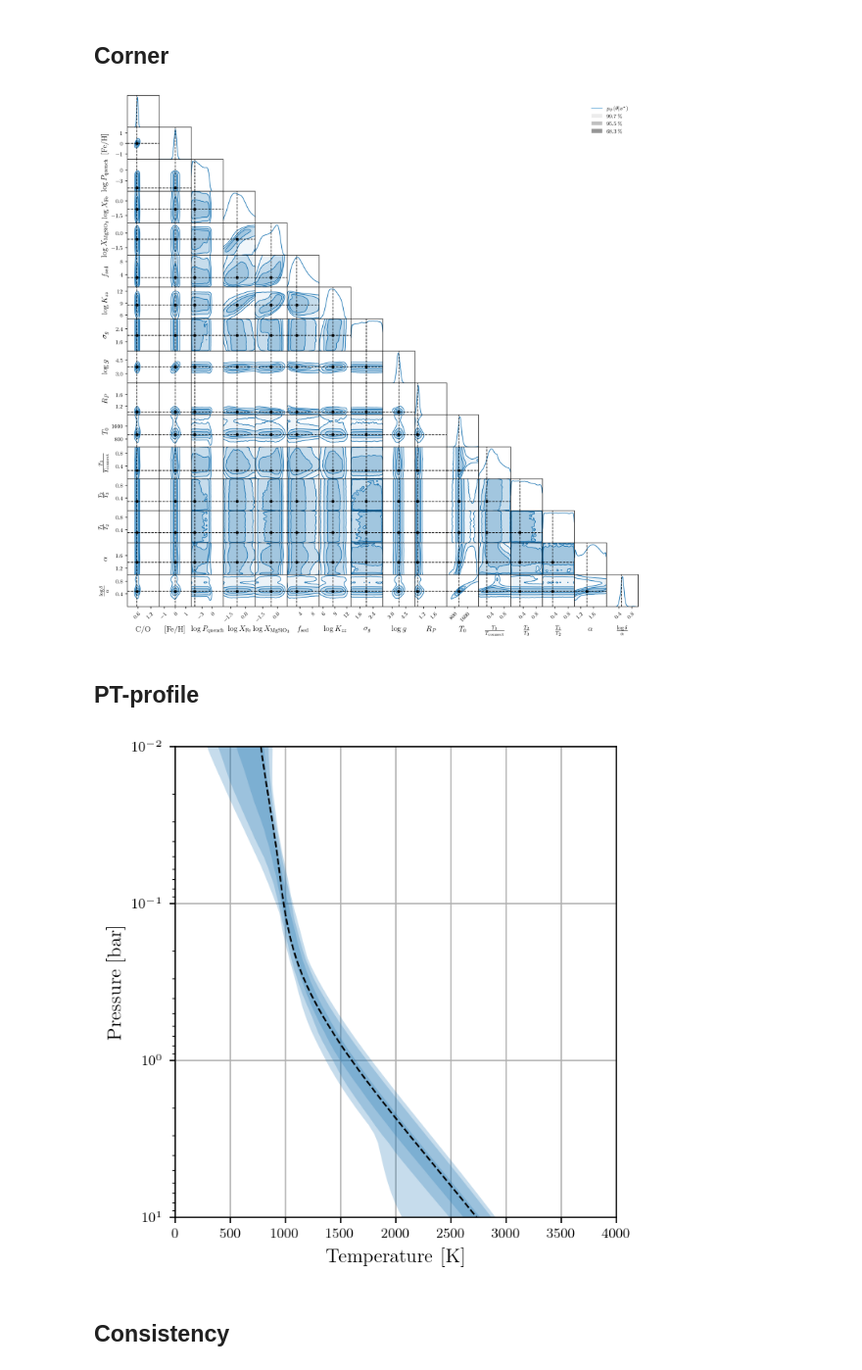
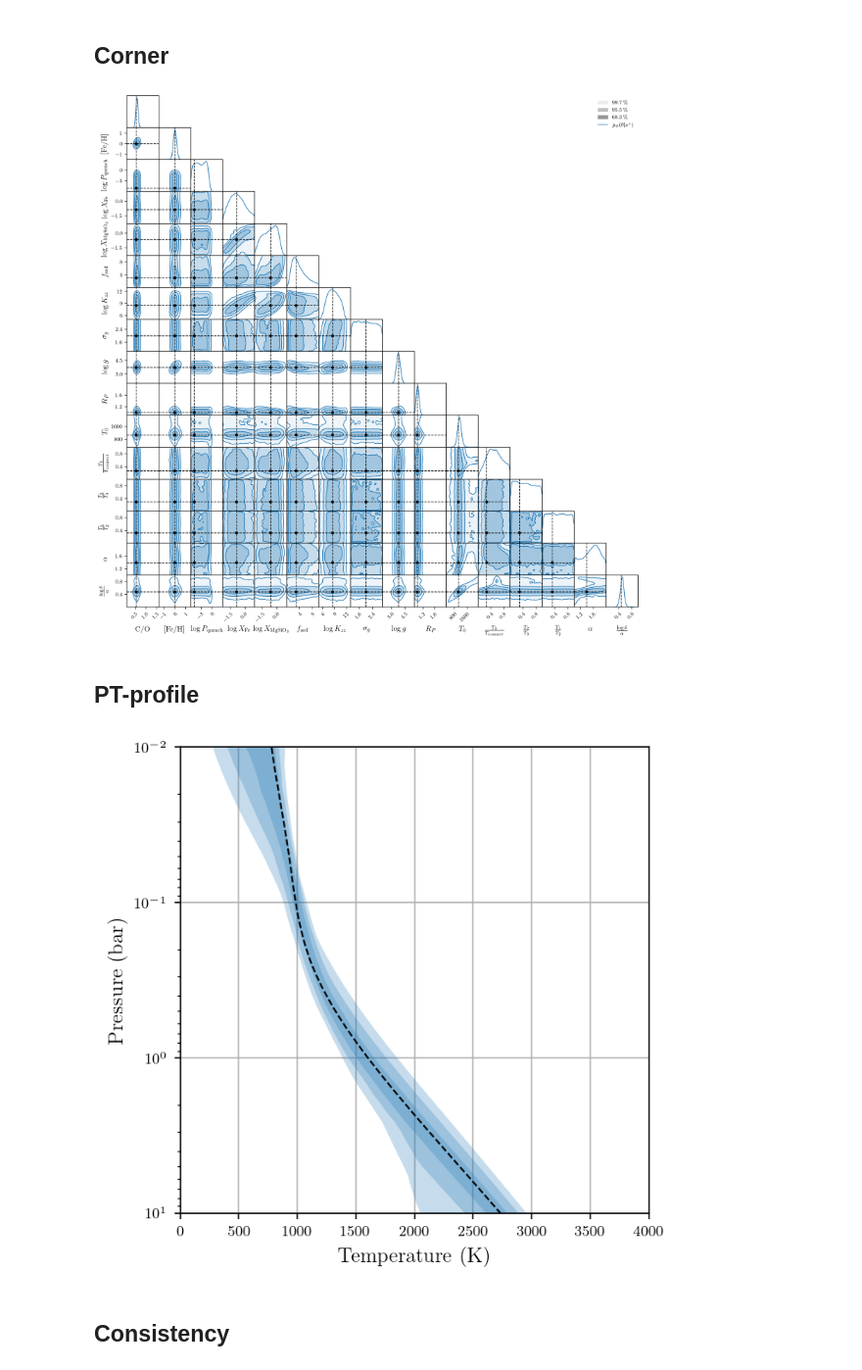
Before and after one commit to MalAstronomy/sbi-ear, a Jupyter notebook: eval.ipynb, the cells around one changed output. Shown at 98% size. Cells and saved outputs as stored; diff of their text form; code cells hidden in the pictures.

```diff
--- a/eval.ipynb
+++ b/eval.ipynb
@@ -21,8 +22,8 @@ from ees import Simulator, LABELS, LOWER, UPPER, pt_profile
 plt.rcParams.update(nice_rc(latex=True))
 # %%
 scratch = os.environ.get('SCRATCH', '')
-datapath = Path(scratch) / 'eac/data'
-runpath = Path(scratch) / 'eac/runs/atomic-sun-1'
+datapath = Path(scratch) / 'ear/data'
+runpath = Path(scratch) / 'ear/runs/atomic-sun-1'
 # %% [markdown]
 ## Simulator
 # %%
@@ -39,7 +40,6 @@ estimator = NPE(
     moments=(torch.zeros(16), torch.ones(16)),
     transforms=3,
     build=NAF,
-    signal=16,
     hidden_features=[512] * 5,
     activation='ELU',
 )
@@ -76,18 +73,0 @@ testset = H5Dataset(datapath / 'test.h5', batch_size=16)
-# %%
-ranks = []
-
-with torch.no_grad():
-    for theta, x in tqdm(islice(testset, 128)):
-        theta, x = theta.cuda(), x.cuda()
-        x = noisy(x)
-        x = embedding(x)
-
-        posterior = estimator.flow(x)
-        samples = posterior.sample((1024,))
-
-        log_p = posterior.log_prob(theta)
-        log_p_samples = posterior.log_prob(samples)
-
-        ranks.append((log_p_samples < log_p).float().mean(dim=0).cpu())
-
-ranks = torch.cat(ranks)
@@ -104,23 +88,20 @@ theta_star, x_star = eventset[1]
 # %%
 with torch.no_grad():
     x = embedding(x_star.cuda())
-    theta = torch.cat([
-        estimator.sample(x, (2**14,)).cpu()
-        for _ in tqdm(range(2**6))
-    ])
+    theta = estimator.sample(x, (2**16,)).cpu()
 # %%
 fig = corner(
     theta,
     smooth=2,
-    bounds=(LOWER, UPPER),
+    domain=(LOWER, UPPER),
     labels=LABELS,
     legend=r'$p_{\phi}(\theta | x^*)$',
-    markers=[theta_star],
     figsize=(12, 12),
 )
-fig.savefig(runpath / 'corner.pdf')
+
+mark_point(fig, theta_star)
 # %% [output]
-[figure, old version]
+[figure, new version]
 # %% [markdown]
 ## PT-profile
 # %%
@@ -133,23 +114,23 @@ temperature_star = pt_profile(theta_star, pressure)
 # %%
 fig, ax = plt.subplots(figsize=(4.8, 4.8))
 
 for q in [0.997, 0.95, 0.68]:
     left, right = np.quantile(temperature, [0.5 - q / 2, 0.5 + q / 2], axis=0)
     ax.fill_betweenx(pressure, left, right, color='C0', alpha=0.25, linewidth=0)
 
 ax.plot(temperature_star, pressure, color='k', linestyle='--')
 
-ax.set_xlabel(r'Temperature $[\mathrm{K}]$')
+ax.set_xlabel(r'Temperature $(\mathrm{K})$')
 ax.set_xlim(0, 4000)
-ax.set_ylabel(r'Pressure $[\mathrm{bar}]$')
+ax.set_ylabel(r'Pressure $(\mathrm{bar})$')
 ax.set_ylim(1e-2, 1e1)
 ax.set_yscale('log')
 ax.invert_yaxis()
 ax.grid()
 
 fig.savefig(runpath / 'pt_profile.pdf')
 # %% [output]
-[figure, old version]
+[figure, new version]
 # %% [markdown]
 ## Consistency
 # %%
```
Also changed, not shown: parts of 7 cells of this notebook, 4 other files.
